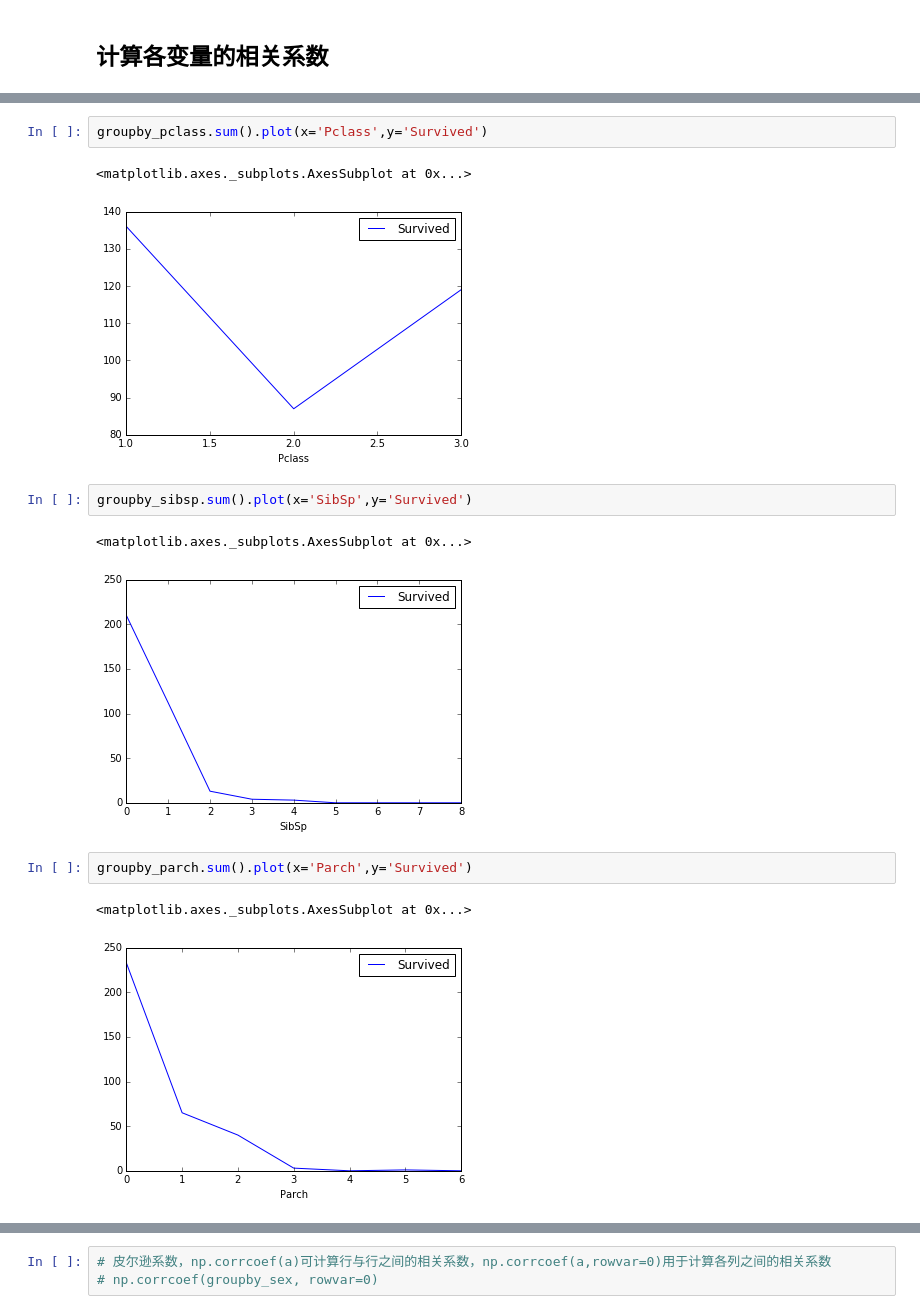
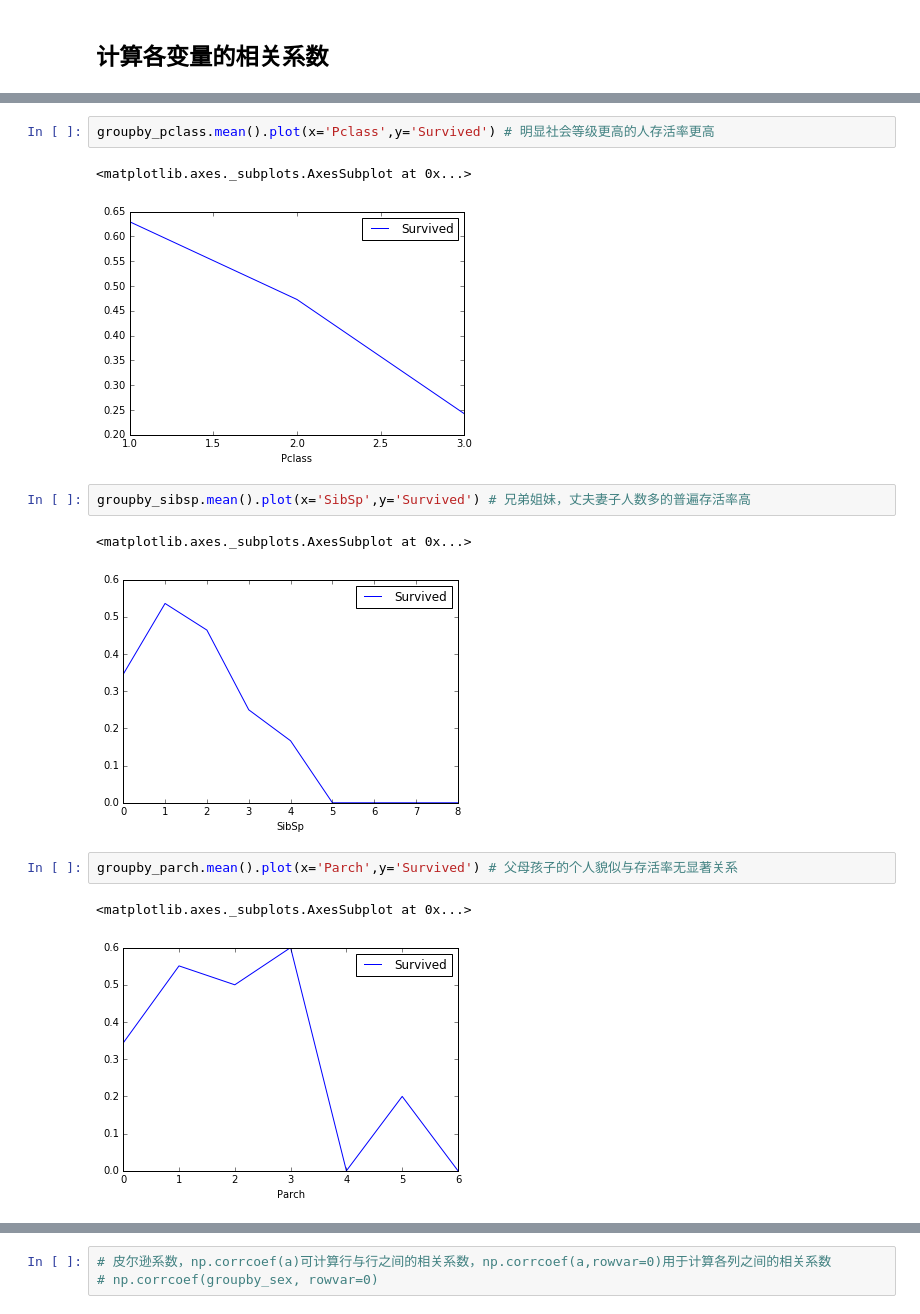
Before and after one commit to NemoHoHaloAi/machine_learning, a Jupyter notebook: kaggle/titanic/titanic.ipynb, the cells around one changed output, grey strips where cells are left out. Drawn from its saved outputs; the diff is of its cells as text.

Commit message:
update DataFrameGroupBy file

```diff
--- a/kaggle/titanic/titanic.ipynb
+++ b/kaggle/titanic/titanic.ipynb
@@ -48,15 +51,15 @@ groupby_sex.sum().plot(x='Sex',y='Survived')
 # %%
-groupby_pclass.sum().plot(x='Pclass',y='Survived')
+groupby_pclass.mean().plot(x='Pclass',y='Survived') # 明显社会等级更高的人存活率更高
 # %% [output]
 <matplotlib.axes._subplots.AxesSubplot at 0x...>
-[figure, old version]
+[figure, new version]
 # %%
-groupby_sibsp.sum().plot(x='SibSp',y='Survived')
+groupby_sibsp.mean().plot(x='SibSp',y='Survived') # 兄弟姐妹，丈夫妻子人数多的普遍存活率高
 # %% [output]
 <matplotlib.axes._subplots.AxesSubplot at 0x...>
-[figure, old version]
+[figure, new version]
 # %%
-groupby_parch.sum().plot(x='Parch',y='Survived')
+groupby_parch.mean().plot(x='Parch',y='Survived') # 父母孩子的个人貌似与存活率无显著关系
 # %% [output]
 <matplotlib.axes._subplots.AxesSubplot at 0x...>
-[figure, old version]
+[figure, new version]
```
Also changed, not shown: parts of 7 cells of this notebook.
